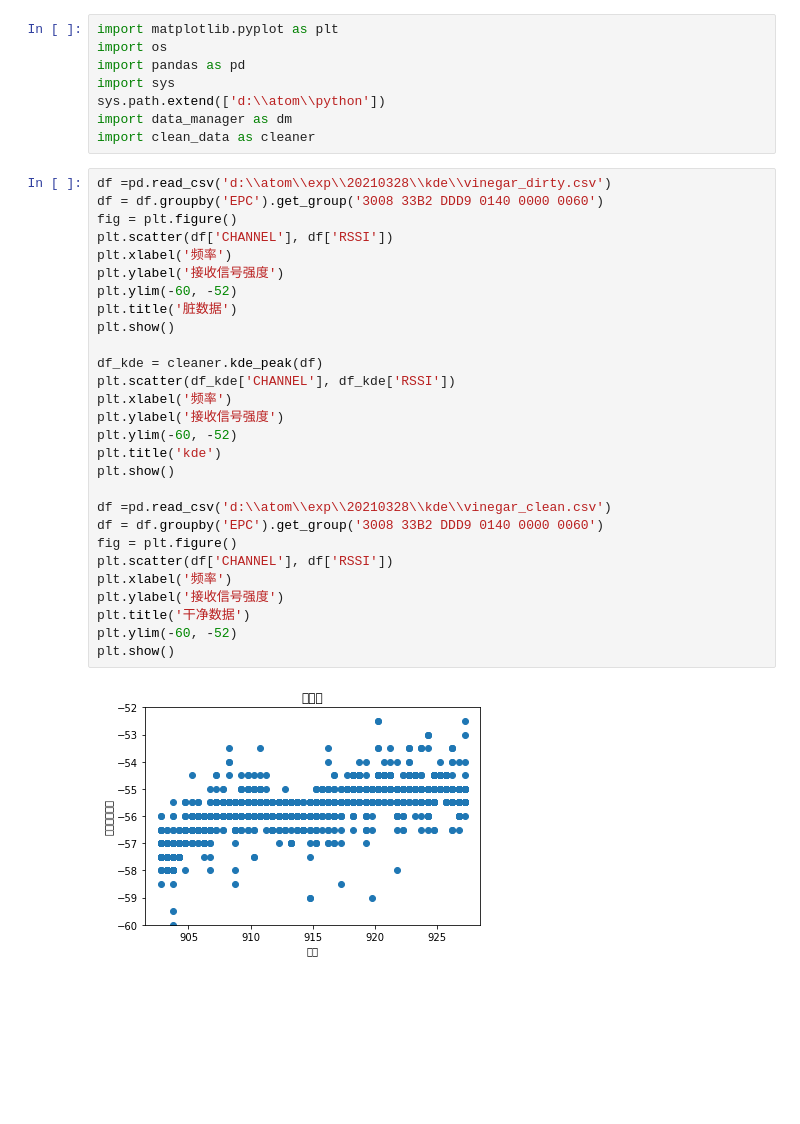
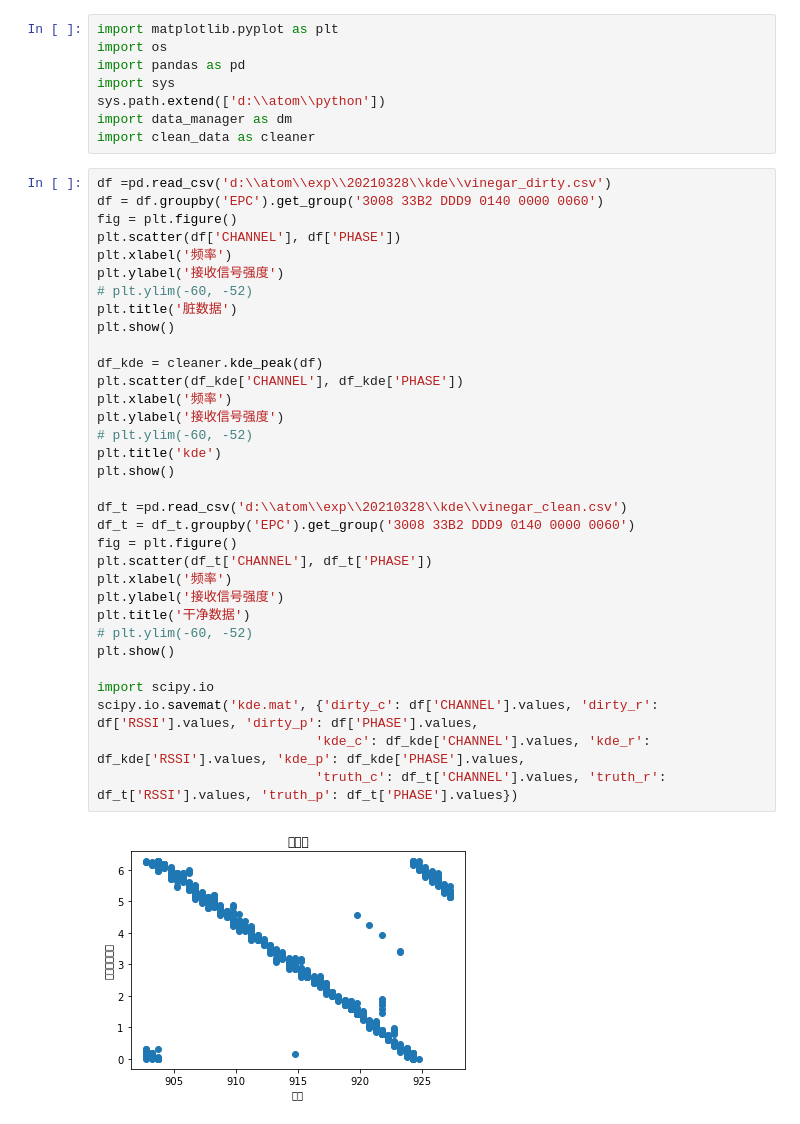
Before and after one commit to Jennifer331/Scripts, a Jupyter notebook: python/jupter/实验分析/kde验证.ipynb, the cells around one changed output. Cells and saved outputs as stored; diff of their text form; blank space fills up the shorter version.

```diff
--- a/python/jupter/实验分析/kde验证.ipynb
+++ b/python/jupter/实验分析/kde验证.ipynb
@@ -9,30 +9,35 @@ import clean_data as cleaner
 # %%
 df =pd.read_csv('d:\\atom\\exp\\20210328\\kde\\vinegar_dirty.csv')
 df = df.groupby('EPC').get_group('3008 33B2 DDD9 0140 0000 0060')
 fig = plt.figure()
-plt.scatter(df['CHANNEL'], df['RSSI'])
+plt.scatter(df['CHANNEL'], df['PHASE'])
 plt.xlabel('频率')
 plt.ylabel('接收信号强度')
-plt.ylim(-60, -52)
+# plt.ylim(-60, -52)
 plt.title('脏数据')
 plt.show()
 
 df_kde = cleaner.kde_peak(df)
-plt.scatter(df_kde['CHANNEL'], df_kde['RSSI'])
+plt.scatter(df_kde['CHANNEL'], df_kde['PHASE'])
 plt.xlabel('频率')
 plt.ylabel('接收信号强度')
-plt.ylim(-60, -52)
+# plt.ylim(-60, -52)
 plt.title('kde')
 plt.show()
 
-df =pd.read_csv('d:\\atom\\exp\\20210328\\kde\\vinegar_clean.csv')
-df = df.groupby('EPC').get_group('3008 33B2 DDD9 0140 0000 0060')
+df_t =pd.read_csv('d:\\atom\\exp\\20210328\\kde\\vinegar_clean.csv')
+df_t = df_t.groupby('EPC').get_group('3008 33B2 DDD9 0140 0000 0060')
 fig = plt.figure()
-plt.scatter(df['CHANNEL'], df['RSSI'])
+plt.scatter(df_t['CHANNEL'], df_t['PHASE'])
 plt.xlabel('频率')
 plt.ylabel('接收信号强度')
 plt.title('干净数据')
-plt.ylim(-60, -52)
+# plt.ylim(-60, -52)
 plt.show()
+
+import scipy.io
+scipy.io.savemat('kde.mat', {'dirty_c': df['CHANNEL'].values, 'dirty_r': df['RSSI'].values, 'dirty_p': df['PHASE'].values,
+                            'kde_c': df_kde['CHANNEL'].values, 'kde_r': df_kde['RSSI'].values, 'kde_p': df_kde['PHASE'].values,
+                            'truth_c': df_t['CHANNEL'].values, 'truth_r': df_t['RSSI'].values, 'truth_p': df_t['PHASE'].values})
 # %% [output]
-[figure, old version]
+[figure, new version]
```
Also changed, not shown: parts of 3 cells of this notebook, 16 other files.
